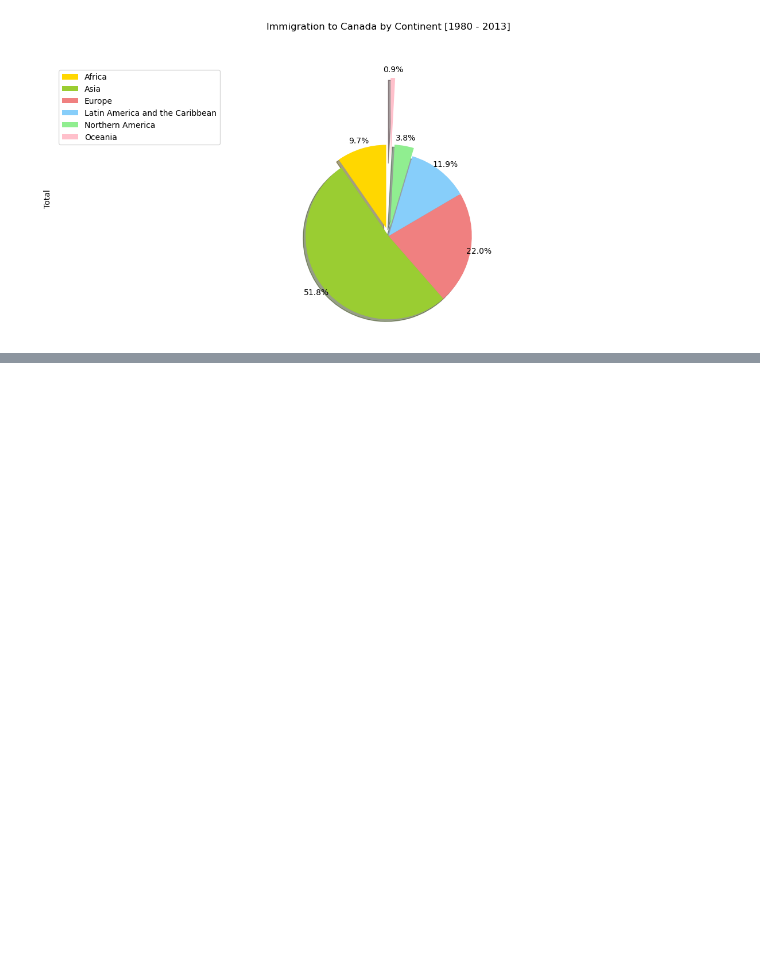
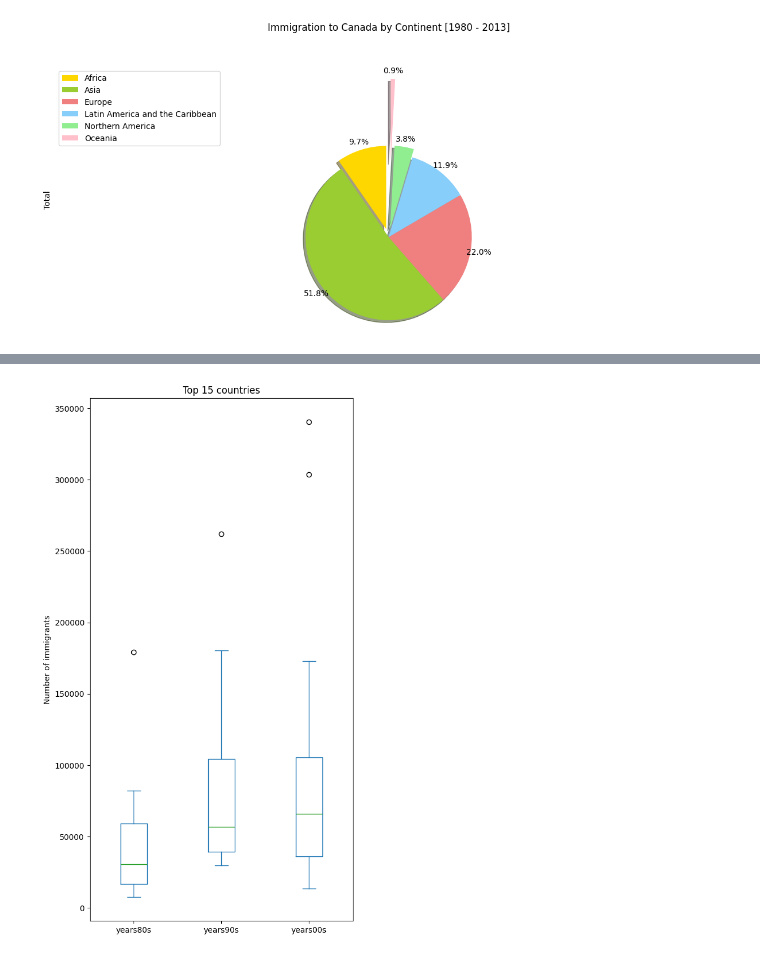
Before and after one commit to LuongLegend/ML-lab, a Jupyter notebook: Course 1/Lab 7/Lab7#3-plt-circle.ipynb, the cells around one changed output, grey strips where cells are left out. Cells and saved outputs as stored; diff of their text form; code cells hidden in the pictures; blank space fills up the shorter version.

```diff
--- a/Course 1/Lab 7/Lab7#3-plt-circle.ipynb
+++ b/Course 1/Lab 7/Lab7#3-plt-circle.ipynb
@@ -65,0 +110,25 @@ plt.show()
+# %%
+# Top 15
+df_top15 = df_can.sort_values(by='Total', ascending=False, axis=0).head(15)
+#years 80,90,00
+years80 = list(map(str, range(1980,1990)))
+years90 = list(map(str, range(1990,2000)))
+years00 = list(map(str, range(2000,2010)))
+# slice df
+df_80 = df_top15.loc[:,years80].sum(axis=1)
+df_90 = df_top15.loc[:,years90].sum(axis=1)
+df_00 = df_top15.loc[:,years00].sum(axis=1)
+# merge to new df
+df_new = pd.DataFrame({'years80s': df_80, 'years90s': df_90, 'years00s': df_00 })
+df_new.head()
+#draw
+df_new.plot(kind='box', figsize=(6,12))
+plt.title('Top 15 countries')
+plt.ylabel('Number of immigrants')
+plt.show()
+# có những dấu chấm gọi nó là outlier
+# outlier nằm ngoài khoảng Q3 + 1.5(Q3-Q1)
+# dưới khoảng Q1 - 1.5(Q3-Q1)
+# Q3-Q1: IQR
+# %% [output]
+[figure, added]
```
Also changed, not shown: parts of 6 cells of this notebook.
